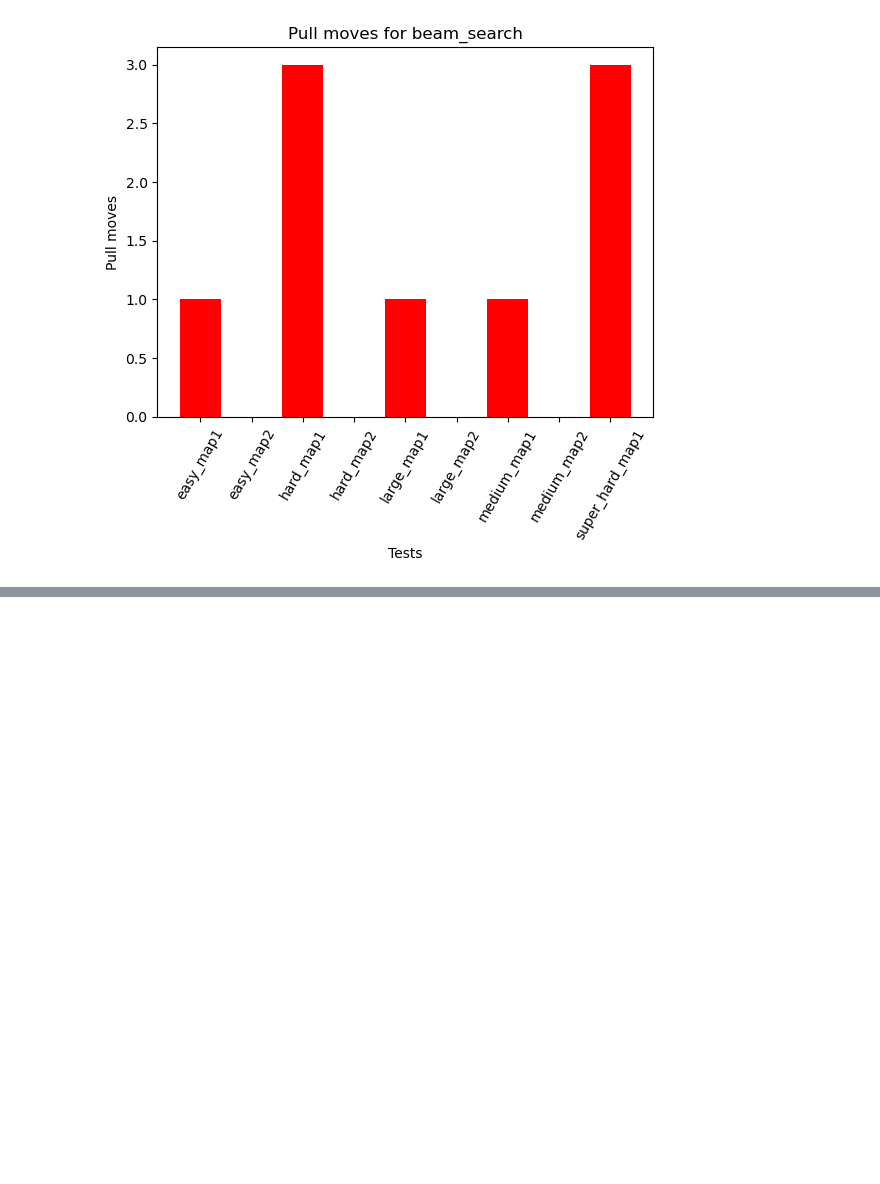
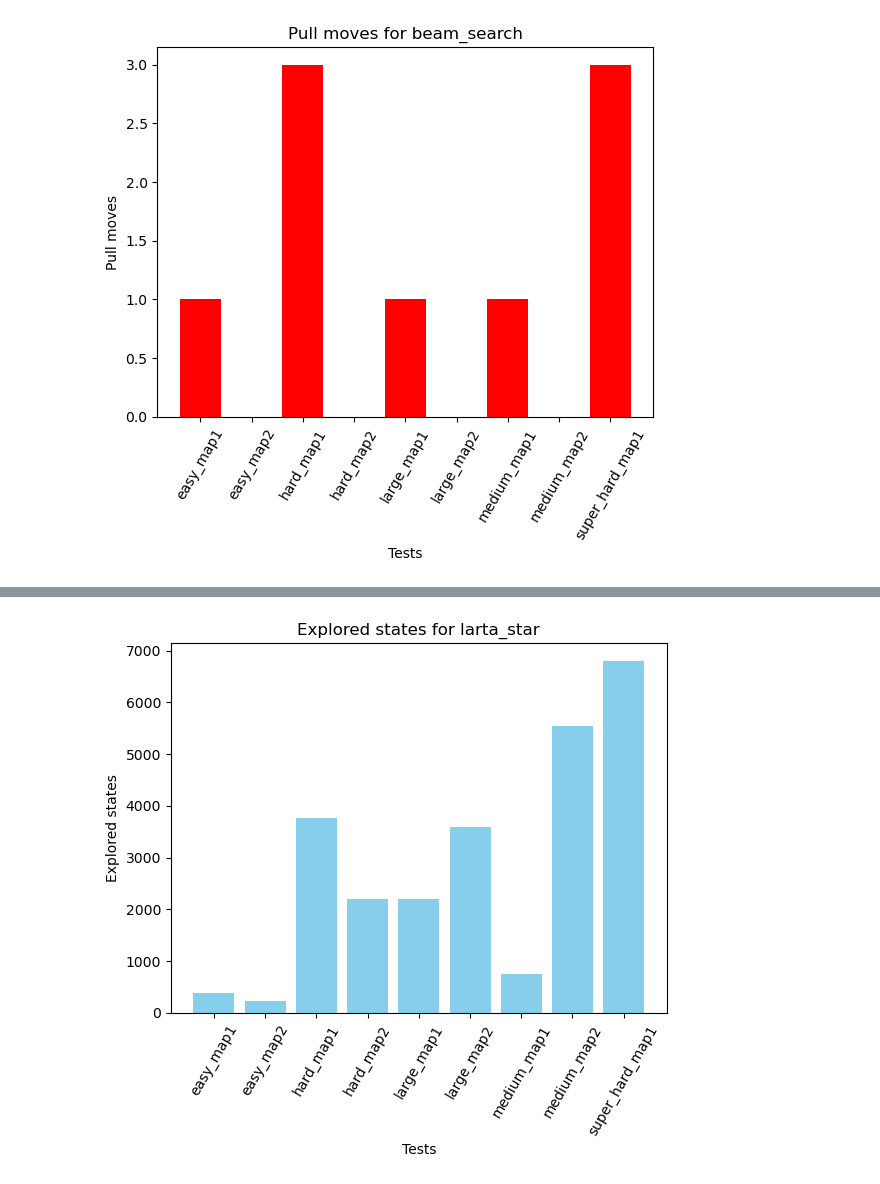
Before and after one commit to marinaoprea/IA_Tema1, a Jupyter notebook: main.ipynb, the cells around one changed output, grey strips where cells are left out. Cells and saved outputs as stored; diff of their text form; code cells hidden in the pictures; blank space fills up the shorter version.

Commit message:
printed solution for lrta; super hard map not working; code cleanup needs to be done

```diff
--- a/main.ipynb
+++ b/main.ipynb
@@ -134,3 +134,23 @@ plt.xticks(rotation=60)
 plt.show()
 # %% [output]
 [figure]
+# %%
+# map = Map.from_yaml('tests/easy_map1.yaml')
+# solver = Solver(map, "easy_map1")
+# solver.solve_lrta_star(True)
+
+values_pull_moves = []
+results = []
+no_states = []
+i = 0
+for map in maps:
+    print("-----" + maps_name[i] + "-------")
+    solver = Solver(map, "default")
+    res, pull_moves = solver.solve_lrta_star()
+    results.append(res)
+    if res:
+        no_states.append(res.explored_states)
+    else:
+        no_states.append(-10)
+    values_pull_moves.append(pull_moves)
+    i += 1
@@ -136,0 +176,19 @@ plt.show()
+# %%
+categories = []
+for filename in os.listdir(directory_path):
+    name, ext = os.path.splitext(filename)
+    categories.append(name)
+
+values = no_states
+# for res in results:
+#     values.append(res.explored_states if res else 0)
+
+plt.bar(categories, values, color="skyblue")
+
+plt.xlabel("Tests")
+plt.ylabel("Explored states")
+plt.title("Explored states for larta_star")
+plt.xticks(rotation=60)
+plt.show()
+# %% [output]
+[figure, added]
```
Also changed, not shown: parts of 2 cells of this notebook, 3 other files.
